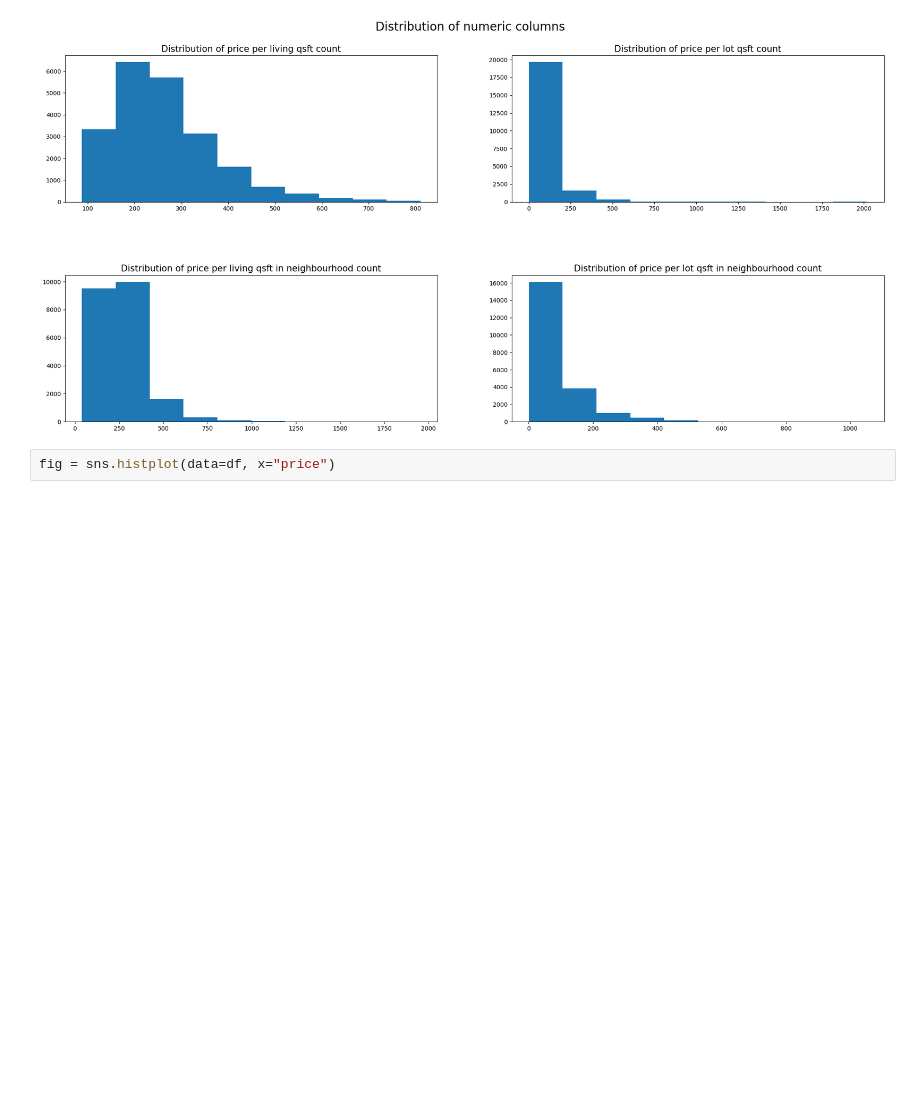
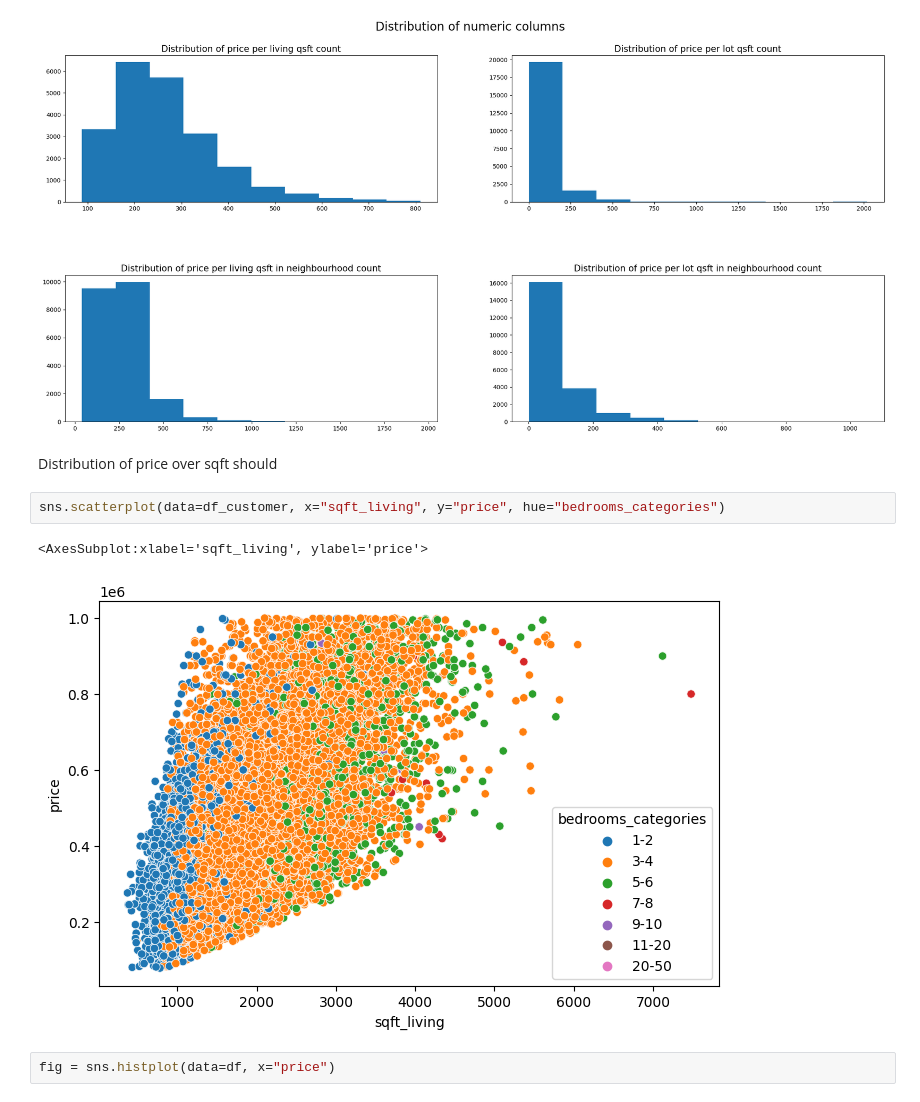
Before and after one commit to tomduese/ds-eda-project, a Jupyter notebook: EDA.ipynb, the cells around one changed output. Cells and saved outputs as stored; diff of their text form; blank space fills up the shorter version.

```diff
--- a/EDA.ipynb
+++ b/EDA.ipynb
@@ -244,6 +255,13 @@ ax[1][1].set_title(
 # %% [output]
 Text(0.5, 1.0, 'Distribution of price per lot qsft in neighbourhood count')
 [figure]
+# %% [markdown]
+Distribution of price over sqft should
+# %%
+sns.scatterplot(data=df_customer, x="sqft_living", y="price", hue="bedrooms_categories")
+# %% [output]
+<AxesSubplot:xlabel='sqft_living', ylabel='price'>
+[figure, added]
 # %%
 fig = sns.histplot(data=df, x="price")
 # %% [output]
```
Also changed, not shown: parts of 22 cells of this notebook.
